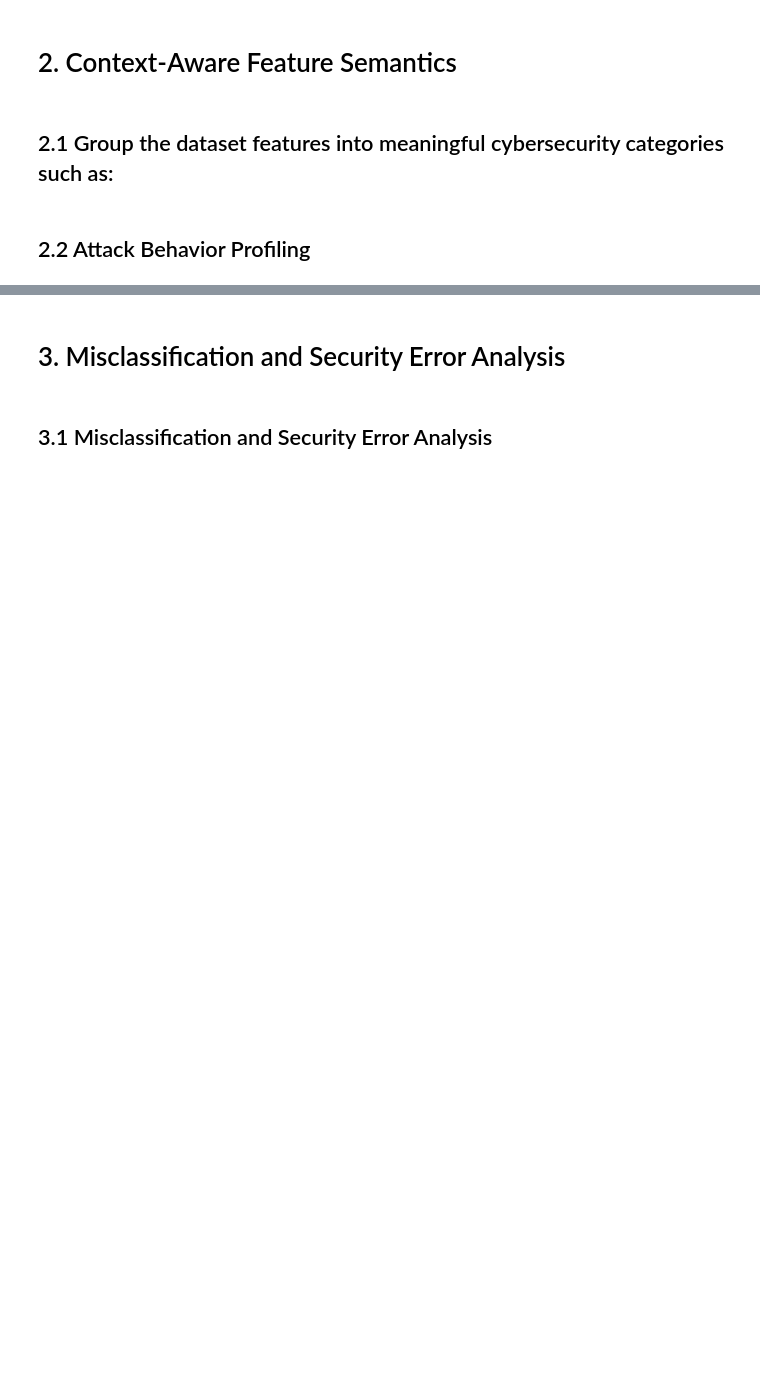
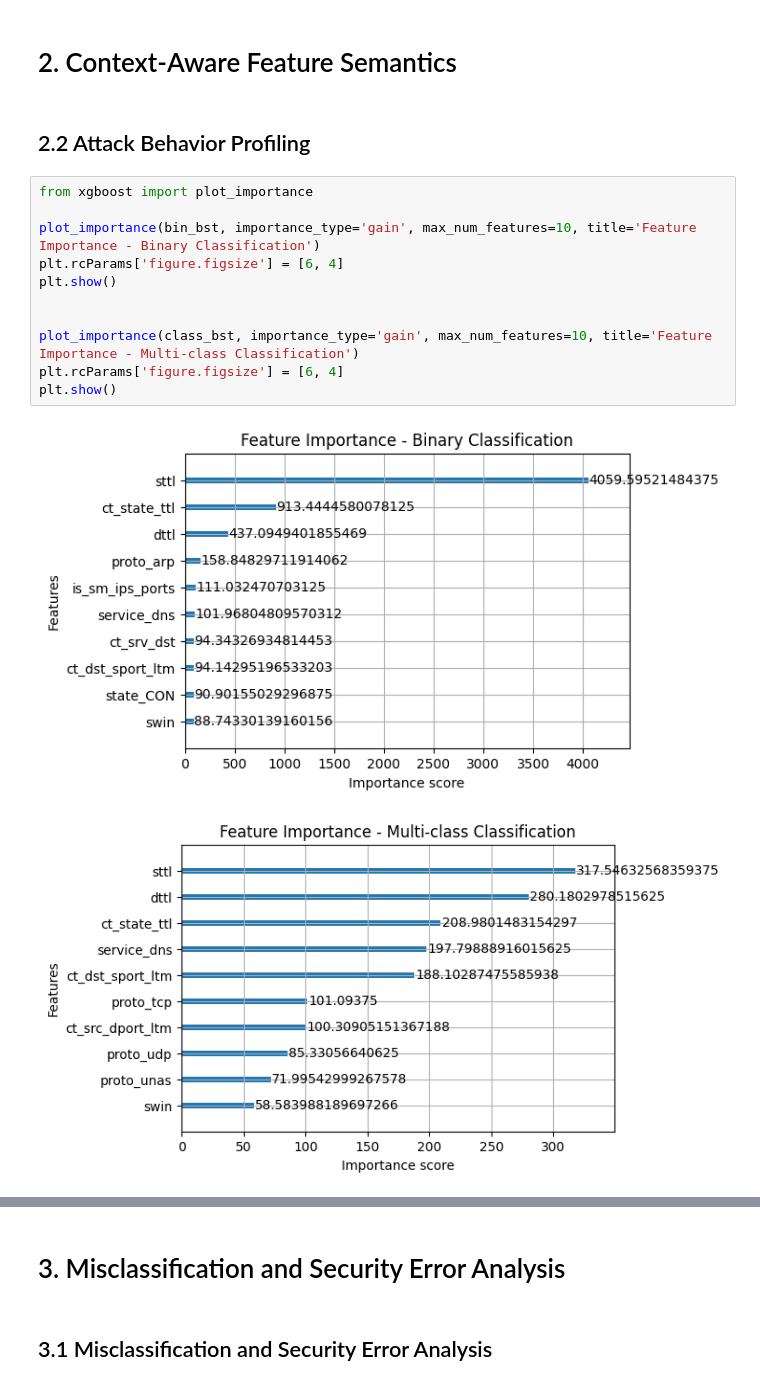
Before and after one commit to ianiskelf/INF6422E-Lab4, a Jupyter notebook: Lab4.ipynb, the cells around one changed output, grey strips where cells are left out. Cells and saved outputs as stored; diff of their text form; blank space fills up the shorter version.

```diff
--- a/Lab4.ipynb
+++ b/Lab4.ipynb
@@ -613,6 +613,18 @@ Reconnaissance       0.93      0.81      0.87      3496
 # %% [markdown]
 # 2. Context-Aware Feature Semantics
-# %% [markdown]
-## 2.1 Group the dataset features into meaningful cybersecurity categories such as:
 # %% [markdown]
 ## 2.2 Attack Behavior Profiling
+# %%
+from xgboost import plot_importance
+
+plot_importance(bin_bst, importance_type='gain', max_num_features=10, title='Feature Importance - Binary Classification')
+plt.rcParams['figure.figsize'] = [6, 4]
+plt.show()
+
+
+plot_importance(class_bst, importance_type='gain', max_num_features=10, title='Feature Importance - Multi-class Classification')
+plt.rcParams['figure.figsize'] = [6, 4]
+plt.show()
+# %% [output]
+[figure, added]
+[figure, added]
```
Also changed, not shown: parts of 7 cells of this notebook.
